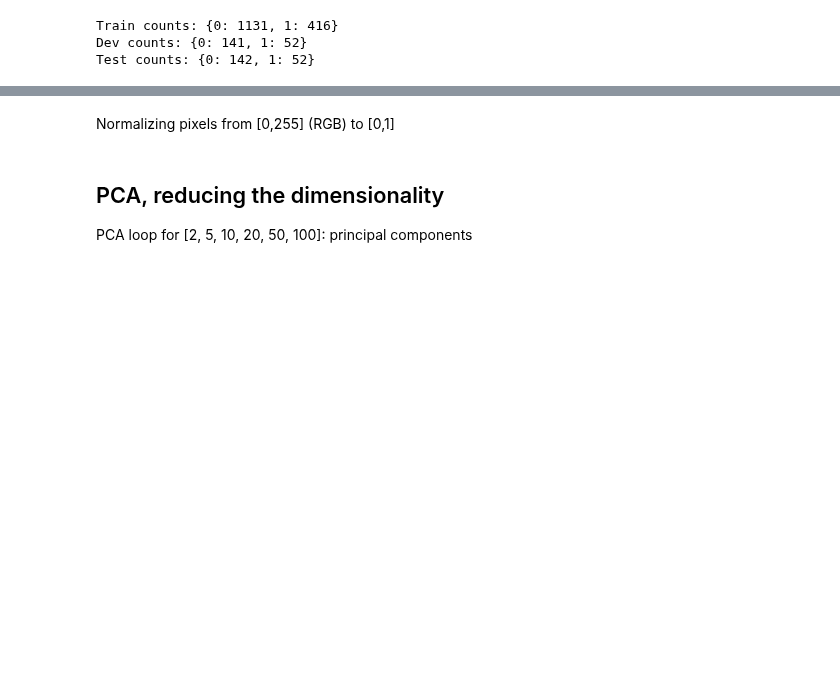
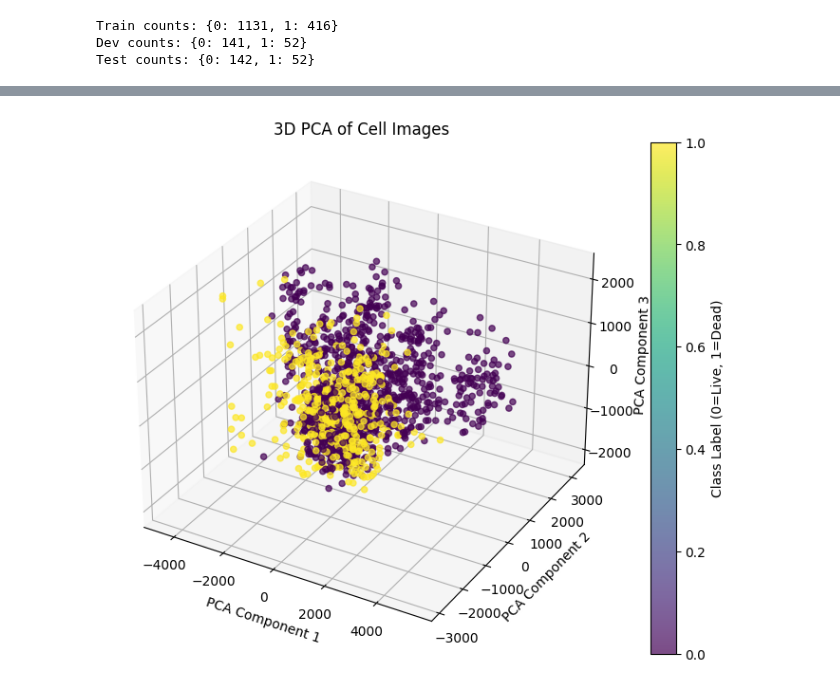
Before and after one commit to Twaal/applied-data-analysis-and-ml, a Jupyter notebook: Project3/code/project3.ipynb, the cells around one changed output, grey strips where cells are left out. Cells and saved outputs as stored; diff of their text form; code cells hidden in the pictures; blank space fills up the shorter version.

Commit message:
visualize and train PCA model

```diff
--- a/Project3/code/project3.ipynb
+++ b/Project3/code/project3.ipynb
@@ -94,2 +83,0 @@ print("Flattened shapes:", X_train_flat.shape, X_dev_flat.shape, X_test_flat.sha
-# %% [markdown]
-Normalizing pixels from [0,255] (RGB) to [0,1]
@@ -100,3 +83,0 @@ X_test_flat = X_test_flat.astype(np.float32) / 255.0
-# %% [markdown]
-## PCA, reducing the dimensionality
-PCA loop for [2, 5, 10, 20, 50, 100]: principal components
@@ -112,0 +84,22 @@ for m in [2, 5, 10, 20, 50, 100]:
+# %%
+# Lets take the 3D PCA of the dataset.
+
+X_train_flat = X_train.reshape(X_train.shape[0], -1)
+pca = PCA(n_components=3)
+X_train_pca = pca.fit_transform(X_train_flat)
+
+print(f"Shape of PCA transformed data: {X_train_pca.shape}")
+# Lets plot the first three PCA components in 3D
+import matplotlib.pyplot as plt
+from mpl_toolkits.mplot3d import Axes3D  # noqa: F401 unused import
+fig = plt.figure(figsize=(9, 7))
+ax = fig.add_subplot(111, projection='3d')
+sc = ax.scatter(X_train_pca[:, 0], X_train_pca[:, 1], X_train_pca[:, 2], c=y_train, cmap='viridis', alpha=0.7)
+ax.set_xlabel('PCA Component 1')
+ax.set_ylabel('PCA Component 2')
+ax.set_zlabel('PCA Component 3')
+ax.set_title('3D PCA of Cell Images')
+fig.colorbar(sc, ax=ax, label='Class Label (0=Live, 1=Dead)')
+plt.show()
+# %% [output]
+[figure, added]
```
Also changed, not shown: parts of 8 cells of this notebook.
